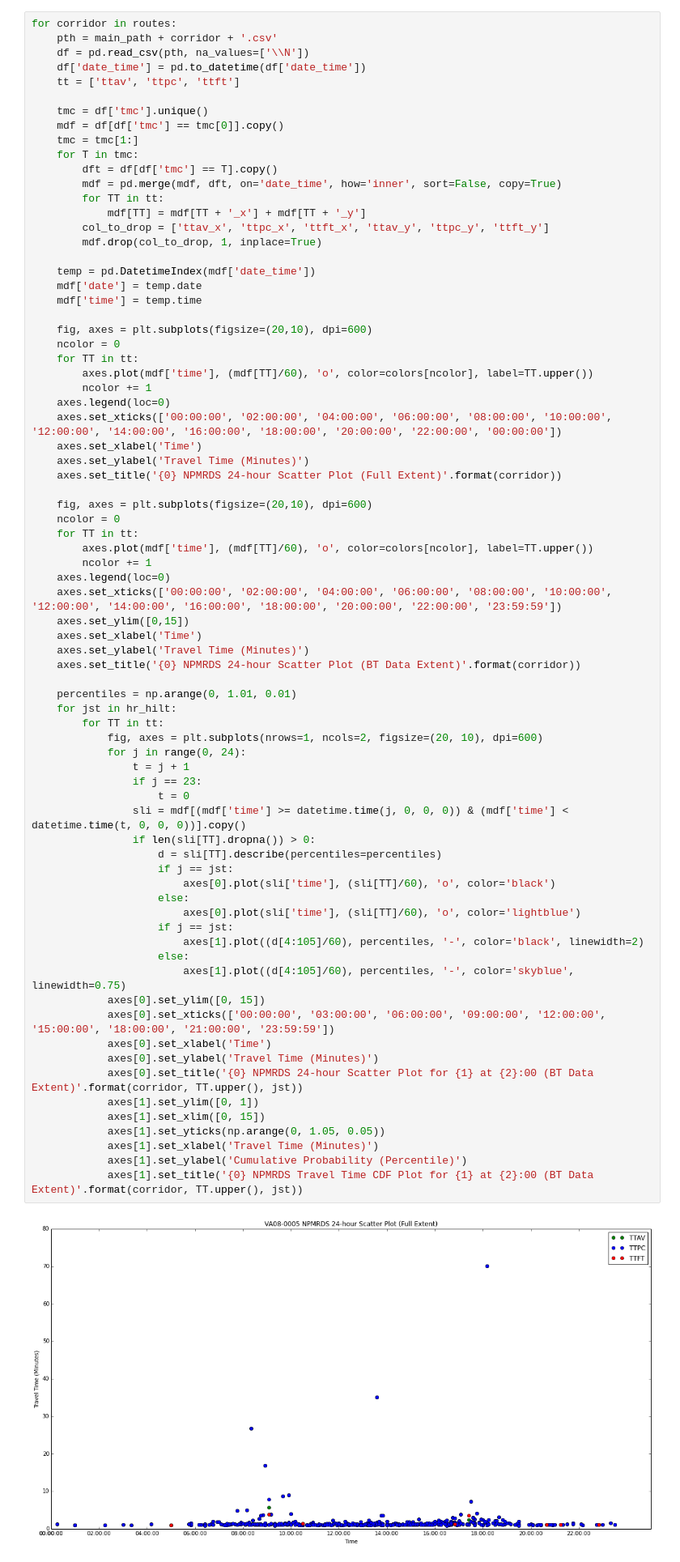
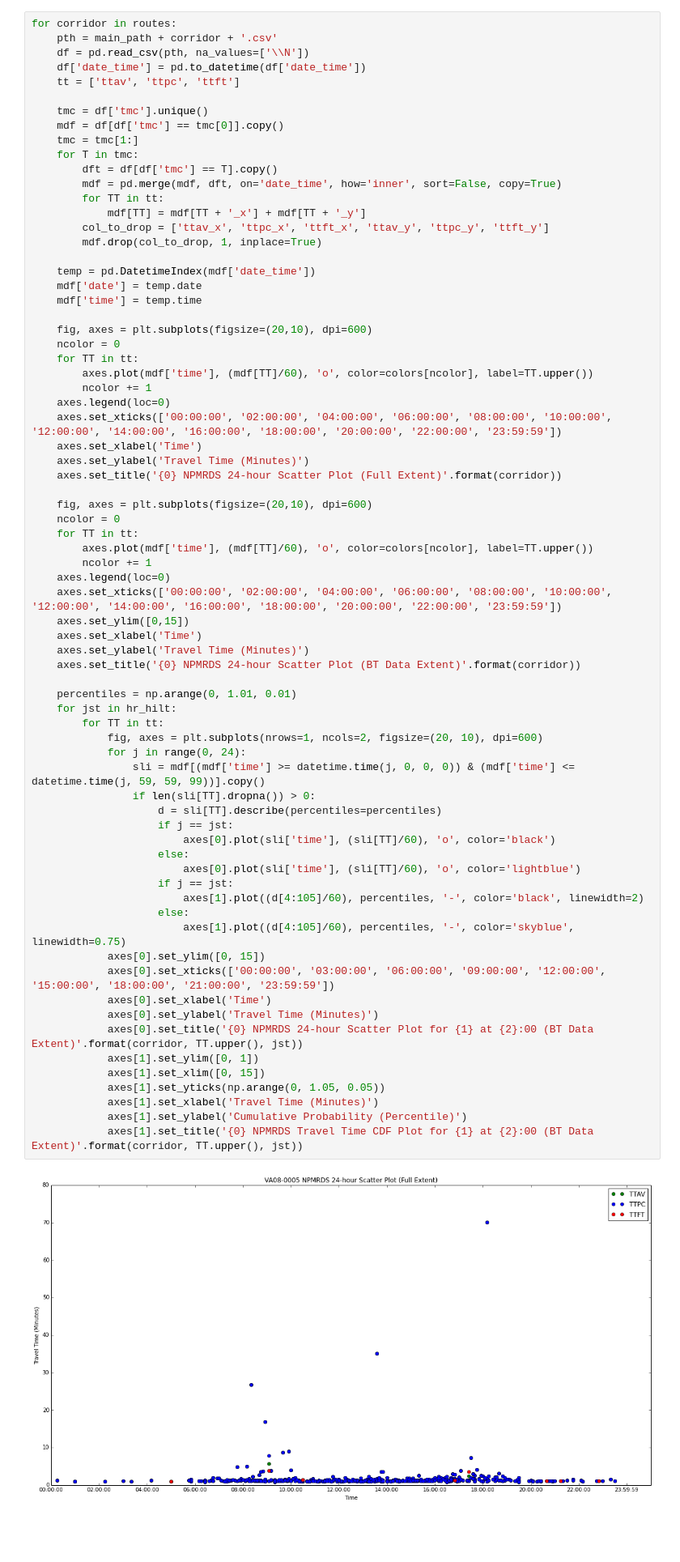
Before and after one commit to dragonator4/CATTWorks, a Jupyter notebook: NPMRDS_Validation_VA08.ipynb, the cells around one changed output. Shown at 81% size. Cells and saved outputs as stored; diff of their text form; blank space fills up the shorter version.

Commit message:
Date ticks
Corrected date ticks on scatter plot x-axis

```diff
--- a/NPMRDS_Validation_VA08.ipynb
+++ b/NPMRDS_Validation_VA08.ipynb
@@ -53,7 +53,7 @@ for corridor in routes:
         axes.plot(mdf['time'], (mdf[TT]/60), 'o', color=colors[ncolor], label=TT.upper())
         ncolor += 1
     axes.legend(loc=0)
-    axes.set_xticks(['00:00:00', '02:00:00', '04:00:00', '06:00:00', '08:00:00', '10:00:00', '12:00:00', '14:00:00', '16:00:00', '18:00:00', '20:00:00', '22:00:00', '00:00:00'])
+    axes.set_xticks(['00:00:00', '02:00:00', '04:00:00', '06:00:00', '08:00:00', '10:00:00', '12:00:00', '14:00:00', '16:00:00', '18:00:00', '20:00:00', '22:00:00', '23:59:59'])
     axes.set_xlabel('Time')
     axes.set_ylabel('Travel Time (Minutes)')
     axes.set_title('{0} NPMRDS 24-hour Scatter Plot (Full Extent)'.format(corridor))
@@ -70,38 +70,35 @@ for corridor in routes:
     axes.set_ylabel('Travel Time (Minutes)')
     axes.set_title('{0} NPMRDS 24-hour Scatter Plot (BT Data Extent)'.format(corridor))
 
     percentiles = np.arange(0, 1.01, 0.01)
     for jst in hr_hilt:
         for TT in tt:
             fig, axes = plt.subplots(nrows=1, ncols=2, figsize=(20, 10), dpi=600)
             for j in range(0, 24):
-                t = j + 1
-                if j == 23:
-                    t = 0
-                sli = mdf[(mdf['time'] >= datetime.time(j, 0, 0, 0)) & (mdf['time'] < datetime.time(t, 0, 0, 0))].copy()
+                sli = mdf[(mdf['time'] >= datetime.time(j, 0, 0, 0)) & (mdf['time'] <= datetime.time(j, 59, 59, 99))].copy()
                 if len(sli[TT].dropna()) > 0:
                     d = sli[TT].describe(percentiles=percentiles)
                     if j == jst:
                         axes[0].plot(sli['time'], (sli[TT]/60), 'o', color='black')
                     else:
                         axes[0].plot(sli['time'], (sli[TT]/60), 'o', color='lightblue')
                     if j == jst:
                         axes[1].plot((d[4:105]/60), percentiles, '-', color='black', linewidth=2)
                     else:
                         axes[1].plot((d[4:105]/60), percentiles, '-', color='skyblue', linewidth=0.75)
             axes[0].set_ylim([0, 15])
             axes[0].set_xticks(['00:00:00', '03:00:00', '06:00:00', '09:00:00', '12:00:00', '15:00:00', '18:00:00', '21:00:00', '23:59:59'])
             axes[0].set_xlabel('Time')
             axes[0].set_ylabel('Travel Time (Minutes)')
             axes[0].set_title('{0} NPMRDS 24-hour Scatter Plot for {1} at {2}:00 (BT Data Extent)'.format(corridor, TT.upper(), jst))
             axes[1].set_ylim([0, 1])
             axes[1].set_xlim([0, 15])
             axes[1].set_yticks(np.arange(0, 1.05, 0.05))
             axes[1].set_xlabel('Travel Time (Minutes)')
             axes[1].set_ylabel('Cumulative Probability (Percentile)')
             axes[1].set_title('{0} NPMRDS Travel Time CDF Plot for {1} at {2}:00 (BT Data Extent)'.format(corridor, TT.upper(), jst))
 # %% [output]
-[figure, old version]
+[figure, new version]
 [figure]
 [figure]
 [figure]
```
